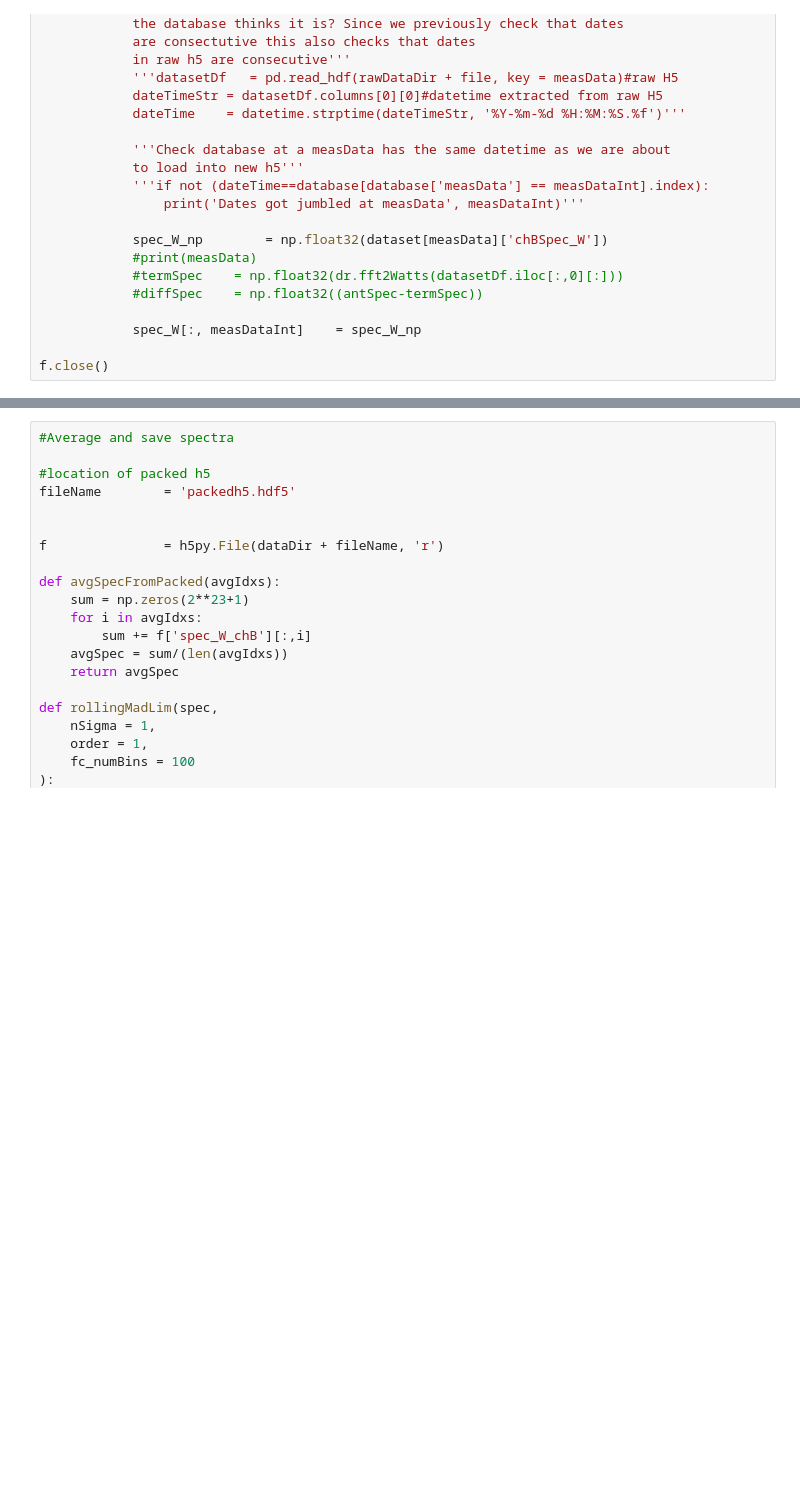
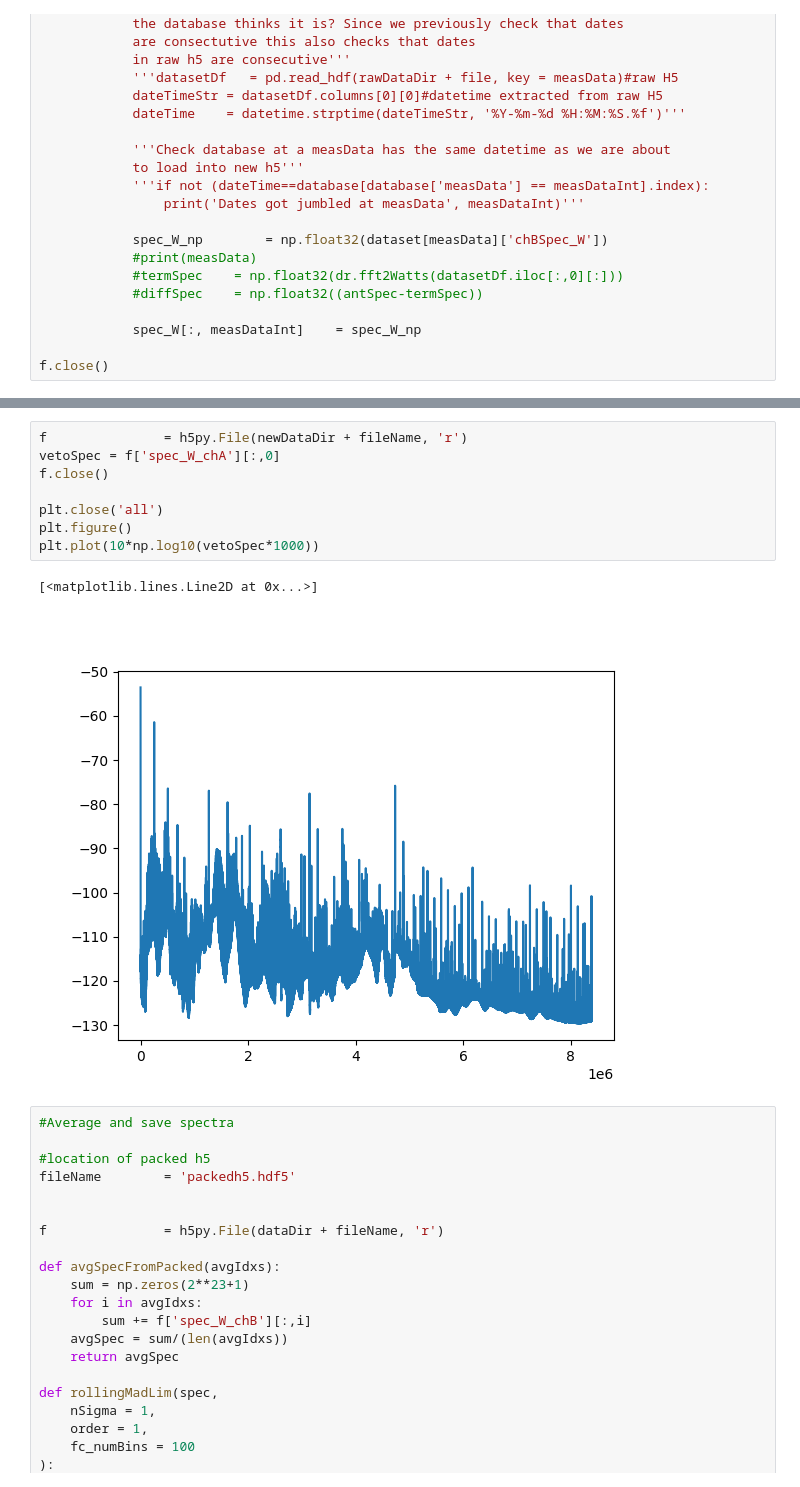
Before and after one commit to josephmlev/darkRadio, a Jupyter notebook: daqAnalysisAndExperiments/run1p3/runTesting_3_30_23/runTest_3_30_23.ipynb, the cells around one changed output, grey strips where cells are left out. Drawn from its saved outputs; the diff is of its cells as text; blank space fills up the shorter version.

Commit message:
adds veto preproc for ben

```diff
--- a/daqAnalysisAndExperiments/run1p3/runTesting_3_30_23/runTest_3_30_23.ipynb
+++ b/daqAnalysisAndExperiments/run1p3/runTesting_3_30_23/runTest_3_30_23.ipynb
@@ -141,3 +222,14 @@ f.close()
+# %%
+f               = h5py.File(newDataDir + fileName, 'r')
+vetoSpec = f['spec_W_chA'][:,0]
+f.close()
+
+plt.close('all')
+plt.figure()
+plt.plot(10*np.log10(vetoSpec*1000))
+# %% [output]
+[<matplotlib.lines.Line2D at 0x...>]
+[figure, added]
 # %%
 #Average and save spectra
 
```
Also changed, not shown: parts of 8 cells of this notebook.
